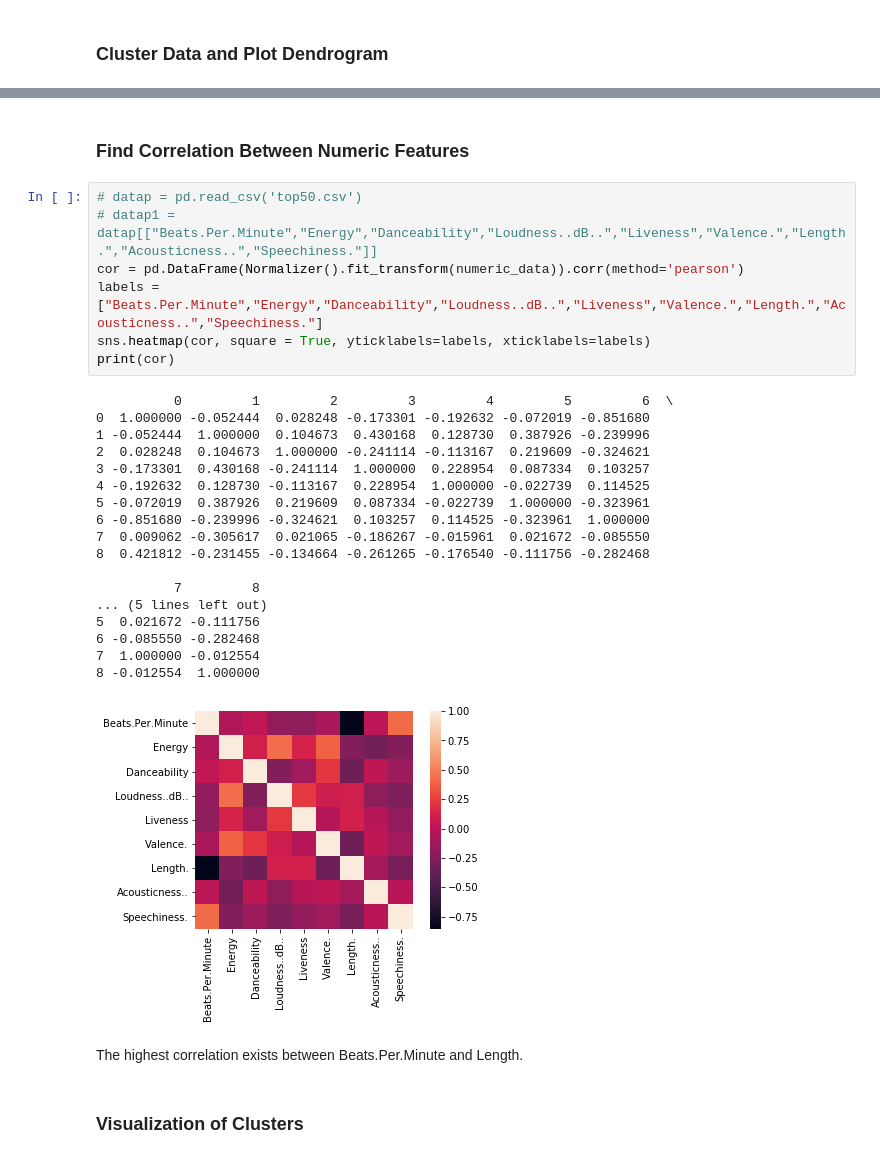
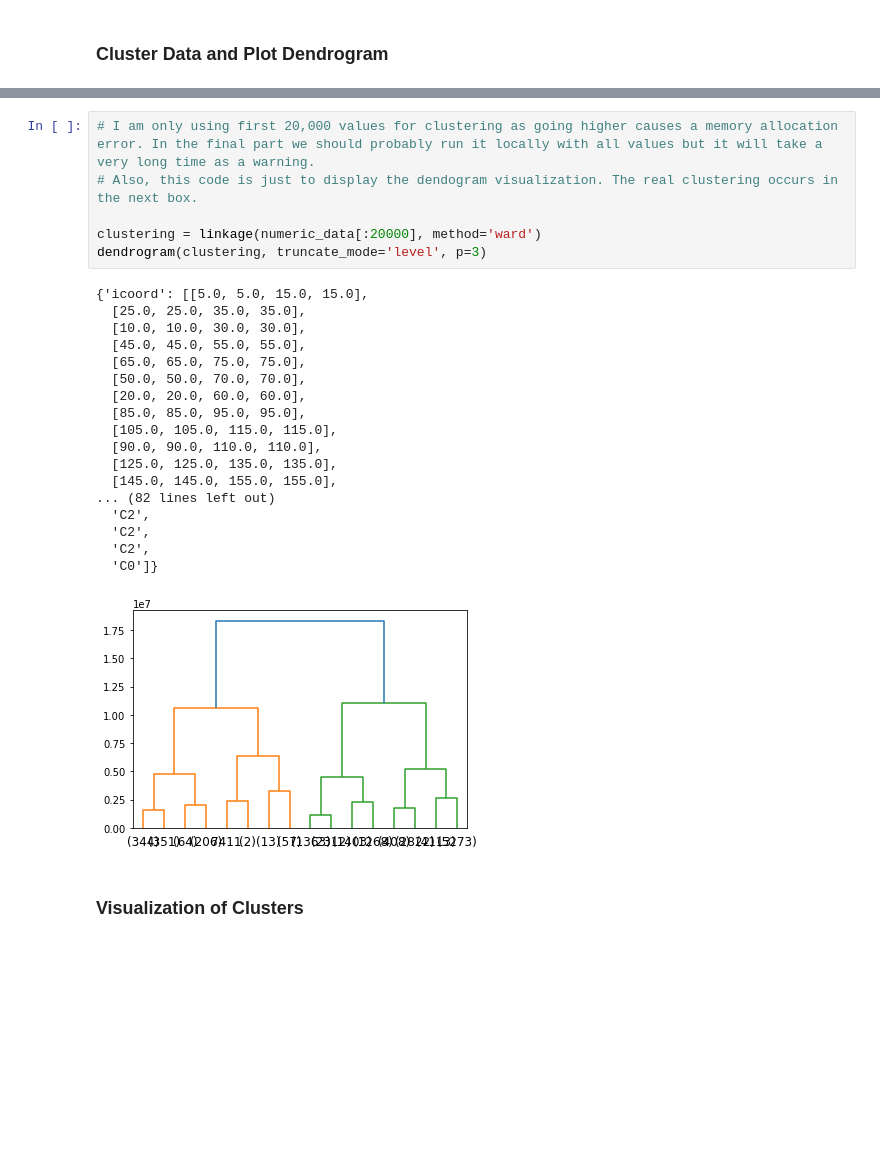
Before and after one commit to dbump3/CS4641SpotifyProject, a Jupyter notebook: clustering.ipynb, the cells around one changed output, grey strips where cells are left out. Drawn from its saved outputs; the diff is of its cells as text; blank space fills up the shorter version.

```diff
--- a/clustering.ipynb
+++ b/clustering.ipynb
@@ -66,33 +69,28 @@ dendrogram(clustering, truncate_mode='level', p=3)
-# %% [markdown]
-### Find Correlation Between Numeric Features
-# %%
-# datap = pd.read_csv('top50.csv')
-# datap1 = datap[["Beats.Per.Minute","Energy","Danceability","Loudness..dB..","Liveness","Valence.","Length.","Acousticness..","Speechiness."]]
-cor = pd.DataFrame(Normalizer().fit_transform(numeric_data)).corr(method='pearson')
-labels = ["Beats.Per.Minute","Energy","Danceability","Loudness..dB..","Liveness","Valence.","Length.","Acousticness..","Speechiness."]
-sns.heatmap(cor, square = True, yticklabels=labels, xticklabels=labels)
-print(cor)
-# %% [output]
-          0         1         2         3         4         5         6  \
-0  1.000000 -0.052444  0.028248 -0.173301 -0.192632 -0.072019 -0.851680
-1 -0.052444  1.000000  0.104673  0.430168  0.128730  0.387926 -0.239996
-2  0.028248  0.104673  1.000000 -0.241114 -0.113167  0.219609 -0.324621
-3 -0.173301  0.430168 -0.241114  1.000000  0.228954  0.087334  0.103257
-4 -0.192632  0.128730 -0.113167  0.228954  1.000000 -0.022739  0.114525
-5 -0.072019  0.387926  0.219609  0.087334 -0.022739  1.000000 -0.323961
-6 -0.851680 -0.239996 -0.324621  0.103257  0.114525 -0.323961  1.000000
-7  0.009062 -0.305617  0.021065 -0.186267 -0.015961  0.021672 -0.085550
-8  0.421812 -0.231455 -0.134664 -0.261265 -0.176540 -0.111756 -0.282468
-
-          7         8
-... (5 lines left out)
-5  0.021672 -0.111756
-6 -0.085550 -0.282468
-7  1.000000 -0.012554
-8 -0.012554  1.000000
-[figure, removed]
-# %% [markdown]
-The highest correlation exists between Beats.Per.Minute and Length.
+# %%
+# I am only using first 20,000 values for clustering as going higher causes a memory allocation error. In the final part we should probably run it locally with all values but it will take a very long time as a warning.
+# Also, this code is just to display the dendogram visualization. The real clustering occurs in the next box.
+
+clustering = linkage(numeric_data[:20000], method='ward')
+dendrogram(clustering, truncate_mode='level', p=3)
+# %% [output]
+{'icoord': [[5.0, 5.0, 15.0, 15.0],
+  [25.0, 25.0, 35.0, 35.0],
+  [10.0, 10.0, 30.0, 30.0],
+  [45.0, 45.0, 55.0, 55.0],
+  [65.0, 65.0, 75.0, 75.0],
+  [50.0, 50.0, 70.0, 70.0],
+  [20.0, 20.0, 60.0, 60.0],
+  [85.0, 85.0, 95.0, 95.0],
+  [105.0, 105.0, 115.0, 115.0],
+  [90.0, 90.0, 110.0, 110.0],
+  [125.0, 125.0, 135.0, 135.0],
+  [145.0, 145.0, 155.0, 155.0],
+... (82 lines left out)
+  'C2',
+  'C2',
+  'C2',
+  'C0']}
+[figure, added]
 # %% [markdown]
 ### Visualization of Clusters
 # %%
```
Also changed, not shown: parts of 6 cells of this notebook.
